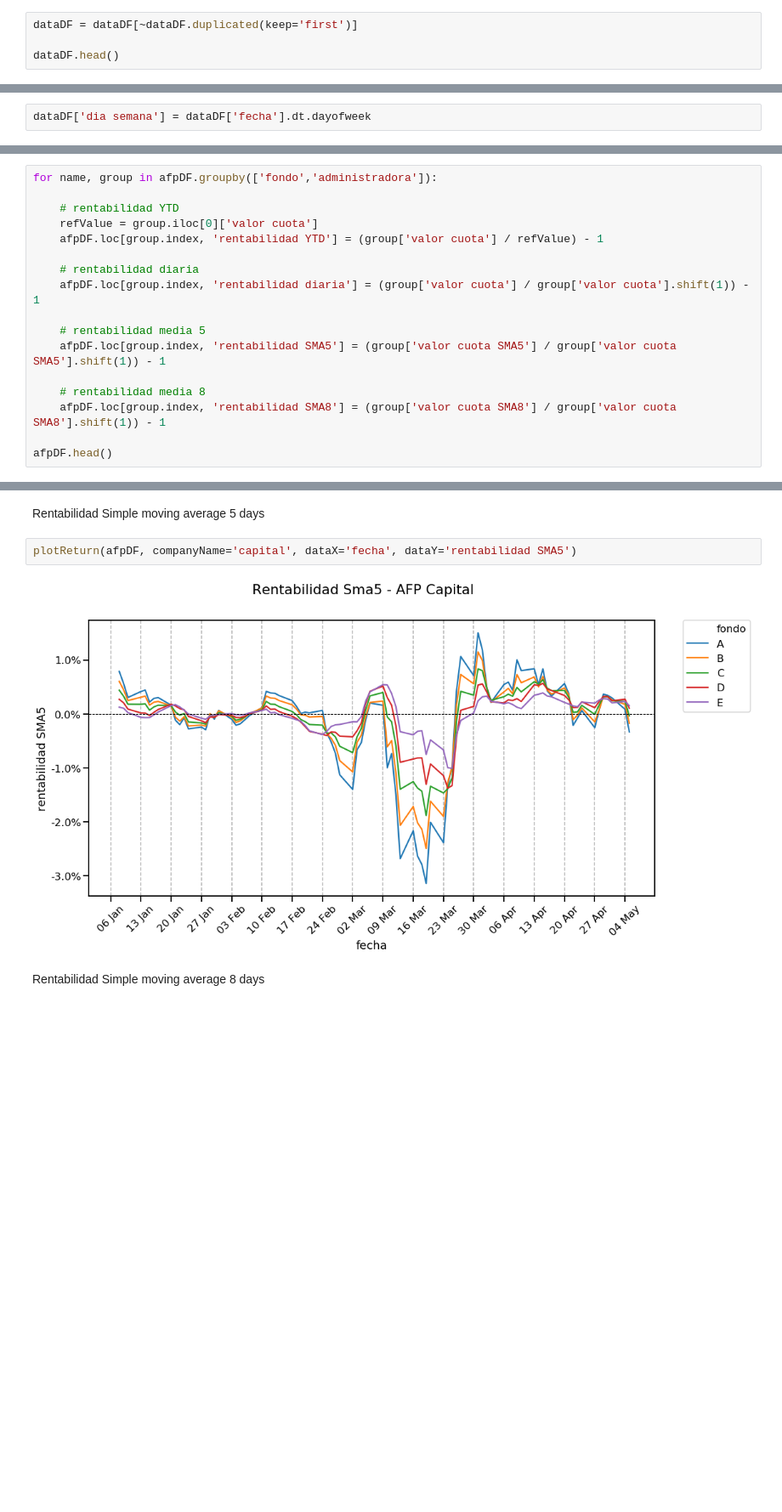
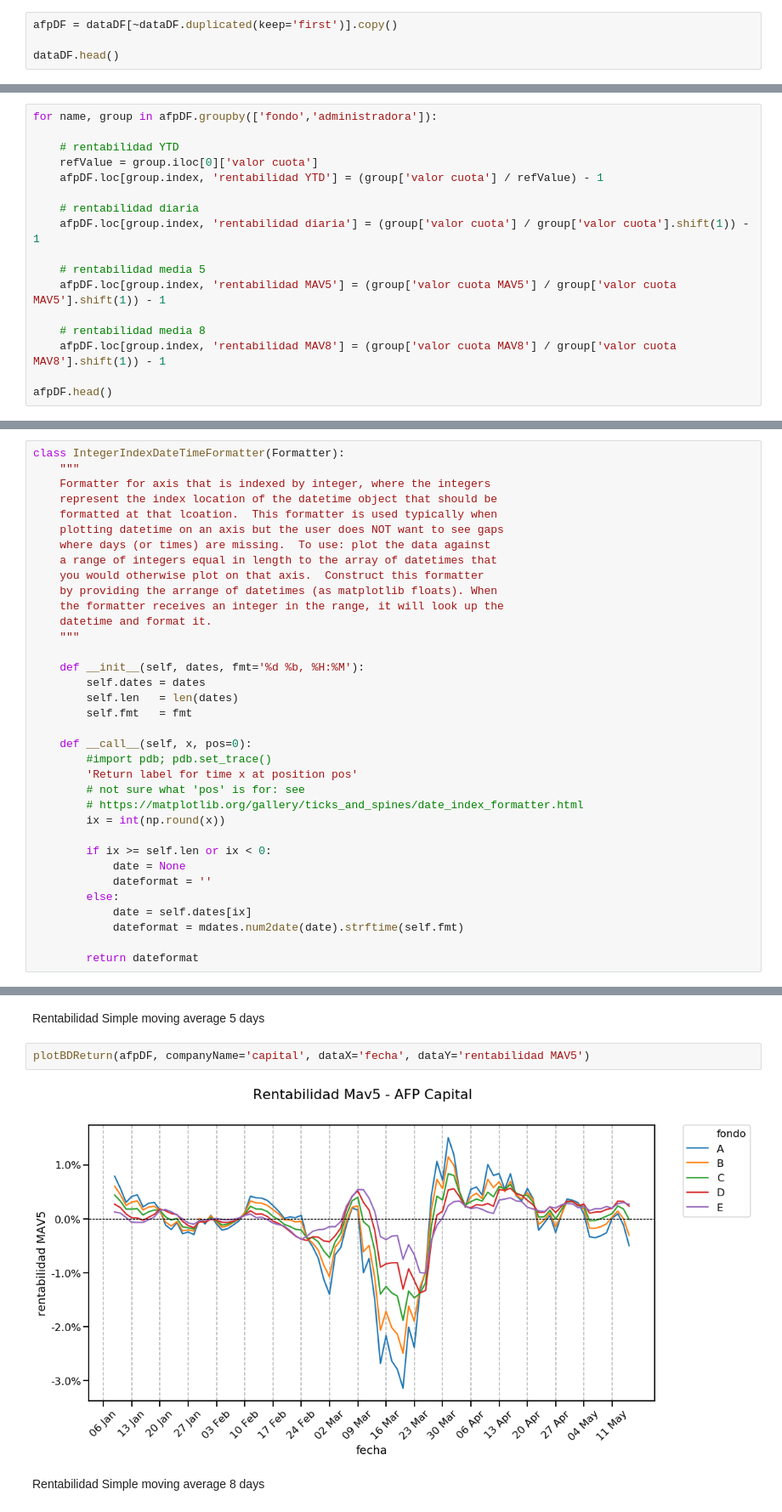
Before and after one commit to rpmunoz/afp_chile, a Jupyter notebook: notebooks/02 - Visualizar fondos.ipynb, the cells around one changed output, grey strips where cells are left out. Shown at 85% size. Drawn from its saved outputs; the diff is of its cells as text; blank space fills up the shorter version.

Commit message:
Improved data cleaning in notebook 02. Added function plotBDValue and plotBDReturn to plot only business days. Added class IntegerIndexDateTimeFormatter(Formatter) to use major_formatter

```diff
--- a/notebooks/02 - Visualizar fondos.ipynb
+++ b/notebooks/02 - Visualizar fondos.ipynb
@@ -33,7 +35,7 @@ dataDF.head()
 # %% [markdown]
 Eliminamos los duplicados
 # %%
-dataDF = dataDF[~dataDF.duplicated(keep='first')]
+afpDF = dataDF[~dataDF.duplicated(keep='first')].copy()
 
 dataDF.head()
 # %% [output]
@@ -48,2 +47,0 @@ Agregamos columna con el dia de la semana (Lunes = 0)
-# %%
-dataDF['dia semana'] = dataDF['fecha'].dt.dayofweek
@@ -108,10 +97,10 @@ for name, group in afpDF.groupby(['fondo','administradora']):
     afpDF.loc[group.index, 'rentabilidad diaria'] = (group['valor cuota'] / group['valor cuota'].shift(1)) - 1
 
     # rentabilidad media 5
-    afpDF.loc[group.index, 'rentabilidad SMA5'] = (group['valor cuota SMA5'] / group['valor cuota SMA5'].shift(1)) - 1
+    afpDF.loc[group.index, 'rentabilidad MAV5'] = (group['valor cuota MAV5'] / group['valor cuota MAV5'].shift(1)) - 1
 
     # rentabilidad media 8
-    afpDF.loc[group.index, 'rentabilidad SMA8'] = (group['valor cuota SMA8'] / group['valor cuota SMA8'].shift(1)) - 1
+    afpDF.loc[group.index, 'rentabilidad MAV8'] = (group['valor cuota MAV8'] / group['valor cuota MAV8'].shift(1)) - 1
 
 afpDF.head()
 # %% [output]
@@ -124,5 +113,40 @@ afpDF.head()
 # %% [markdown]
 # Creamos funciones para visualizar los datos
+# %%
+class IntegerIndexDateTimeFormatter(Formatter):
+    """
+    Formatter for axis that is indexed by integer, where the integers
+    represent the index location of the datetime object that should be
+    formatted at that lcoation.  This formatter is used typically when
+    plotting datetime on an axis but the user does NOT want to see gaps
+    where days (or times) are missing.  To use: plot the data against
+    a range of integers equal in length to the array of datetimes that
+    you would otherwise plot on that axis.  Construct this formatter
+    by providing the arrange of datetimes (as matplotlib floats). When
+    the formatter receives an integer in the range, it will look up the
+    datetime and format it.
+    """
+
+    def __init__(self, dates, fmt='%d %b, %H:%M'):
+        self.dates = dates
+        self.len   = len(dates)
+        self.fmt   = fmt
+
+    def __call__(self, x, pos=0):
+        #import pdb; pdb.set_trace()
+        'Return label for time x at position pos'
+        # not sure what 'pos' is for: see
+        # https://matplotlib.org/gallery/ticks_and_spines/date_index_formatter.html
+        ix = int(np.round(x))
+
+        if ix >= self.len or ix < 0:
+            date = None
+            dateformat = ''
+        else:
+            date = self.dates[ix]
+            dateformat = mdates.num2date(date).strftime(self.fmt)
+
+        return dateformat
 # %%
 def plotValue(dataDF, companyName='HABITAT', dataX='fecha', dataY='valor cuota', dataHue='fondo'):
 
@@ -219,9 +313,9 @@ plotReturn(afpDF, companyName='capital', dataX='fecha', dataY='rentabilidad YTD'
 # %% [markdown]
 Rentabilidad Simple moving average 5 days
 # %%
-plotReturn(afpDF, companyName='capital', dataX='fecha', dataY='rentabilidad SMA5')
+plotBDReturn(afpDF, companyName='capital', dataX='fecha', dataY='rentabilidad MAV5')
 # %% [output]
-[figure, old version]
+[figure, new version]
 # %% [markdown]
 Rentabilidad Simple moving average 8 days
 # %%
```
Also changed, not shown: parts of 30 cells of this notebook, 8 other files.
